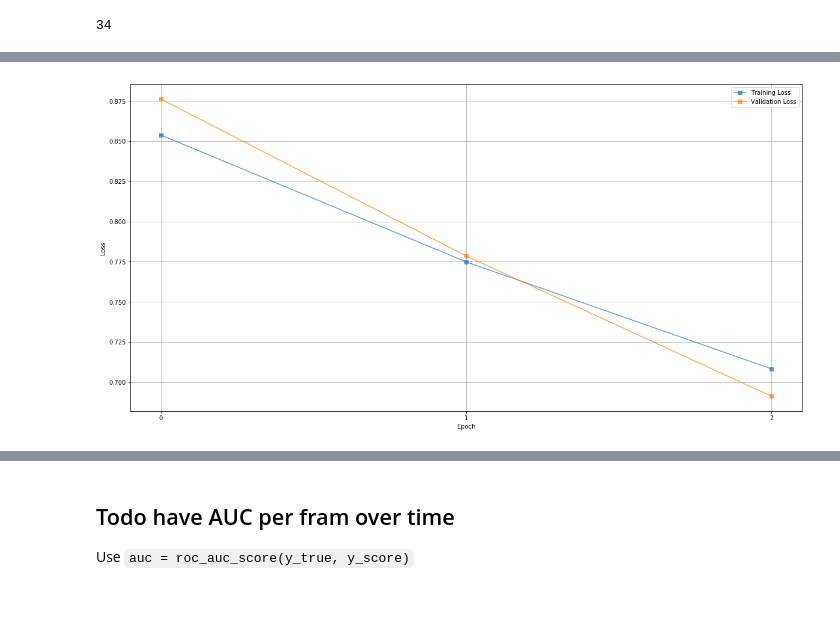
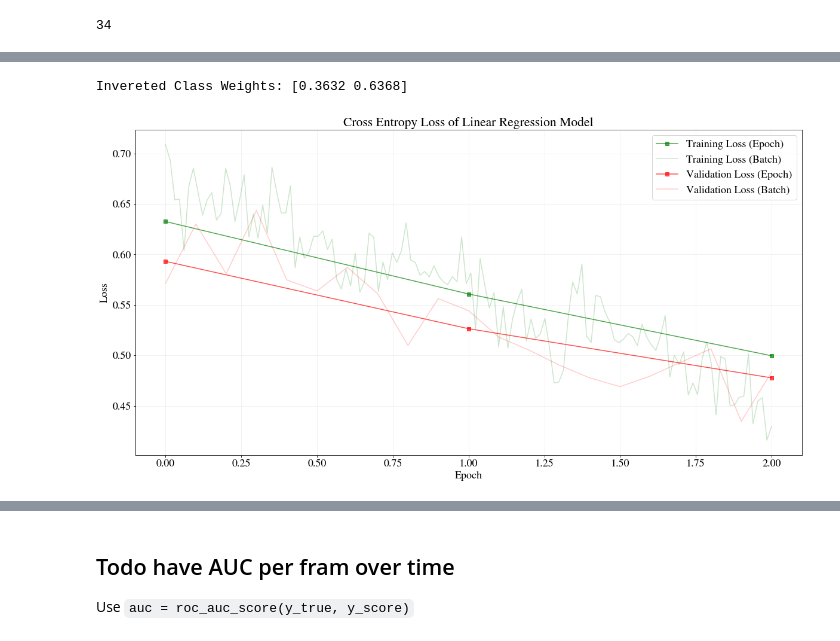
Before and after one commit to bernsblack/masters, a Jupyter notebook: notebook.ipynb, the cells around one changed output, grey strips where cells are left out. Saved outputs shown, nothing was run; the diff lists cells and outputs as text; code cells hidden in the pictures; blank space fills up the shorter version.

```diff
--- a/notebook.ipynb
+++ b/notebook.ipynb
@@ -149,0 +24,9 @@ np.ravel_multi_index(multi_index=(t,x,y),dims=(t_size, x_size, y_size))
+# %%
+data_dim_str = "MOCK-DATA" # needs to exist
+model_name = "LINEAR-MOCK-MODEL" # needs to be created
+
+data_folder = f"./data/processed/{data_dim_str}/"
+model_folder = data_folder + f"models/{model_name}/"
+
+os.makedirs(data_folder, exist_ok=True)
+os.makedirs(model_folder, exist_ok=True)
@@ -149,0 +90,34 @@ np.ravel_multi_index(multi_index=(t,x,y),dims=(t_size, x_size, y_size))
+# %%
+# generating the data sample
+N,d = 5000, 50
+n_classes = 2
+bias = -0.05
+feats = np.random.randn(N,d) + bias
+labels = np.array(0.5*(np.sign(np.sum(feats,axis=1)) + 1),dtype=int)
+
+
+# print(labels)
+print(f"Invereted Class Weights: {inv_weights(labels)}")
+# %% [output]
+Invereted Class Weights: [0.3632 0.6368]
+# %%
+# todo parse conf or args
+class Args:  # can either be args or conf
+    seed = 3
+    resume = False
+    early_stopping = False
+    use_weighted_sampler = True
+    use_cuda = False
+
+    # data related hyper-params
+    val_ratio = 0.1
+    tst_ratio = 0.2
+
+    # training parameters
+    max_epochs = 10
+    batch_size = 80
+    shuffle = False
+    num_workers = 4
+
+
+args = Args()
@@ -193,19 +276,6 @@ for epoch in range(3):
-# %%
-plt.figure(figsize=(20,10))
-plt.ylabel("Loss")
-plt.xlabel("Epoch")
-plt.xticks(list(range(len(trn_loss))))
-
-kwargs = {
-         "marker":"s",
-         "markersize":6,
-         "alpha":0.7,
-}
-
-plt.plot(trn_loss,label="Training Loss",**kwargs)
-plt.plot(val_loss,label="Validation Loss",**kwargs)
-plt.legend()
-plt.grid()
-plt.show()
-# %% [output]
-[figure, removed]
+# %%
+loss_plotter = LossPlotter(title="Cross Entropy Loss of Linear Regression Model")
+loss_plotter.plot_losses(trn_loss, all_trn_loss, val_loss, all_val_loss)
+loss_plotter.savefig(model_folder + "plot_train_val_loss.png")
+# %% [output]
+[figure, added]
```
Also changed, not shown: parts of 20 cells of this notebook, 4 other files.
